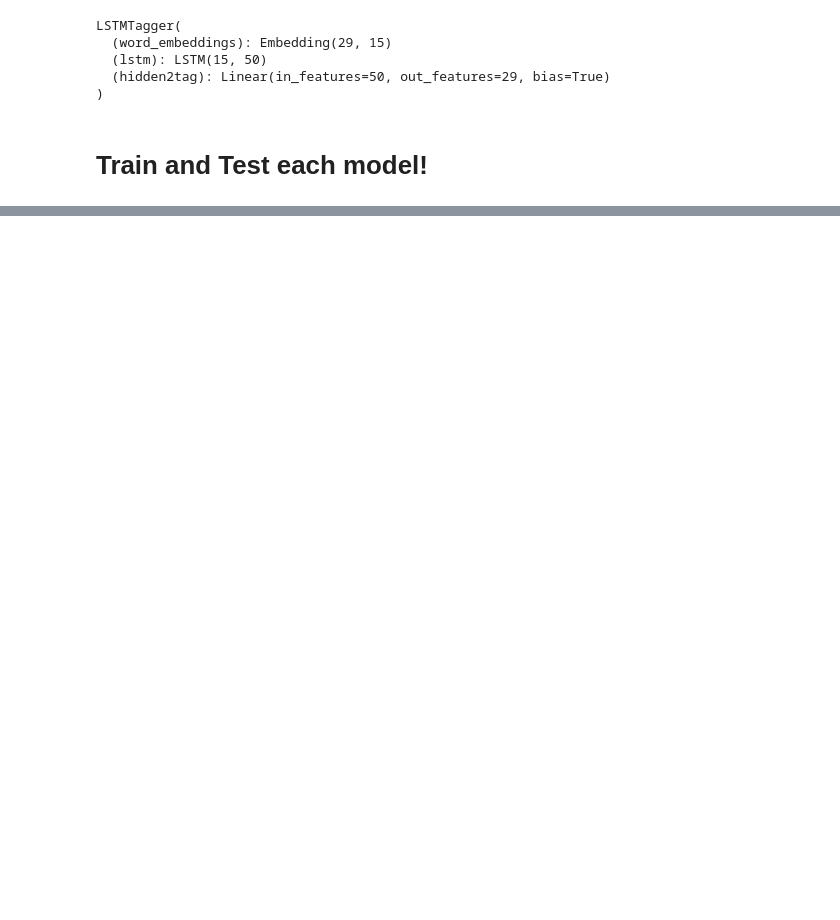
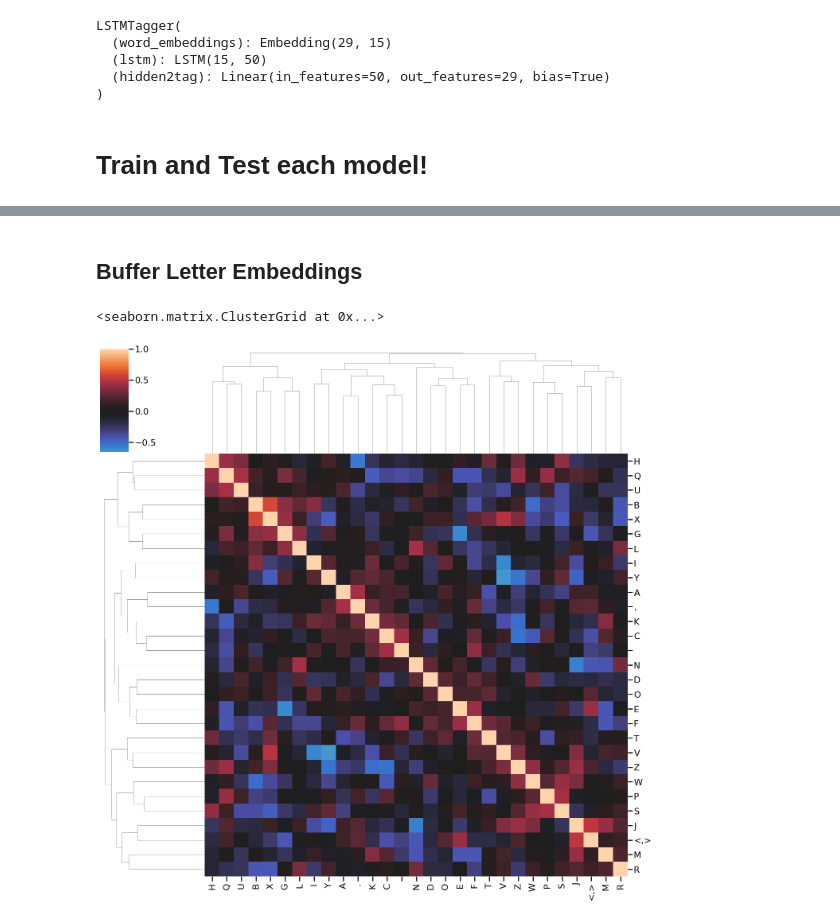
Before and after one commit to compmem/SITH_Layer, a Jupyter notebook: Simple_Network_example.ipynb, the cells around one changed output, grey strips where cells are left out. Saved outputs shown, nothing was run; the diff lists cells and outputs as text; code cells hidden in the pictures; blank space fills up the shorter version.

```diff
--- a/Simple_Network_example.ipynb
+++ b/Simple_Network_example.ipynb
@@ -774,0 +438,9 @@ D YOU EVER HEAR THE TRAGEDY OF DARTH PLAGUEIS THE WISE . I THOUGHT NOT . IT<,>S
+# %% [markdown]
+## Buffer Letter Embeddings
+# %%
+df = pd.DataFrame(buff_model.letter_embeddings.weight.detach().cpu().numpy().T)
+df.columns = list(let_to_id.keys())
+sn.clustermap(figsize=(20,20), data=df.corr(), center=0)
+# %% [output]
+<seaborn.matrix.ClusterGrid at 0x...>
+[figure, added]
```
Also changed, not shown: parts of 51 cells of this notebook.
